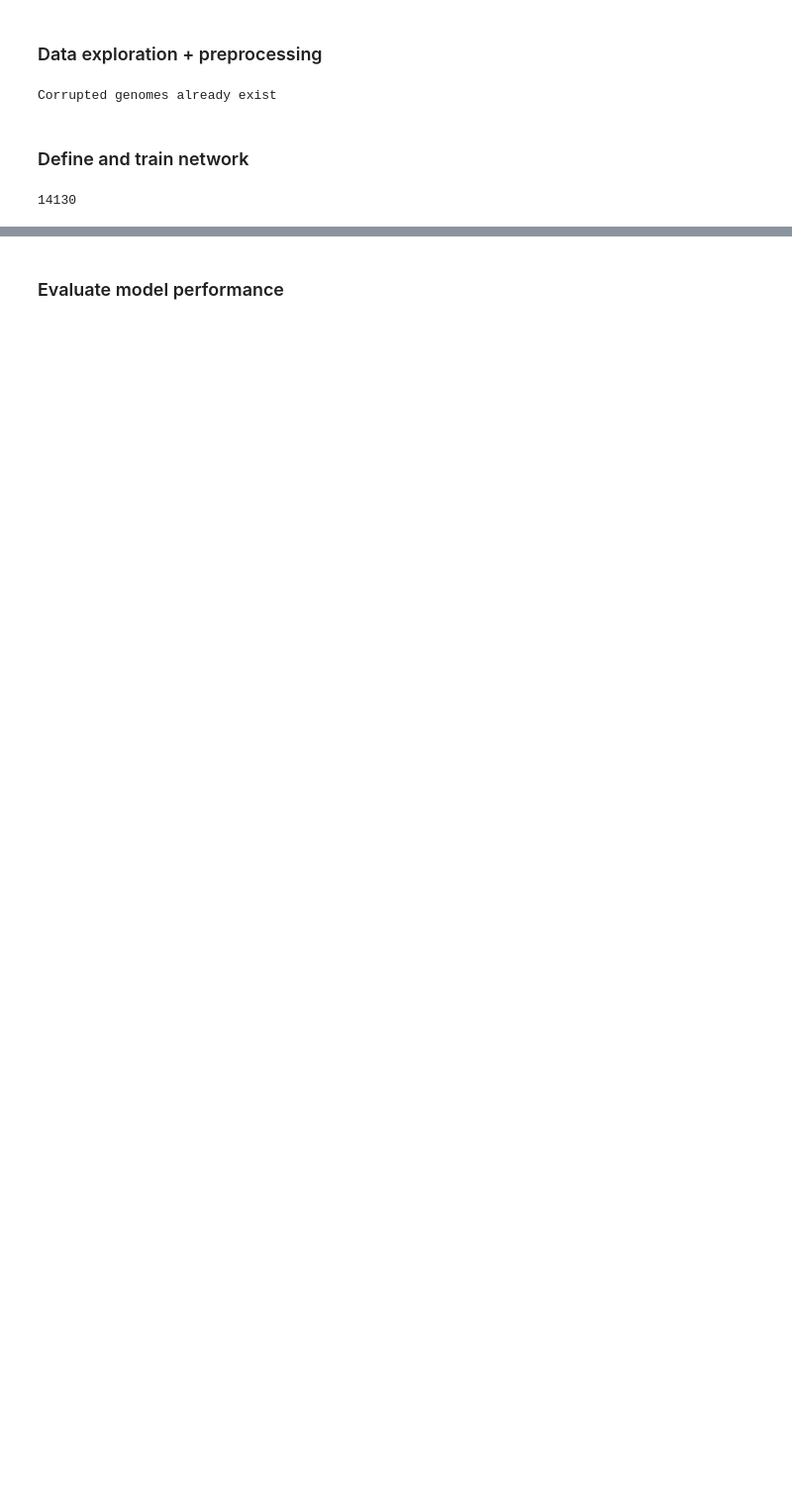
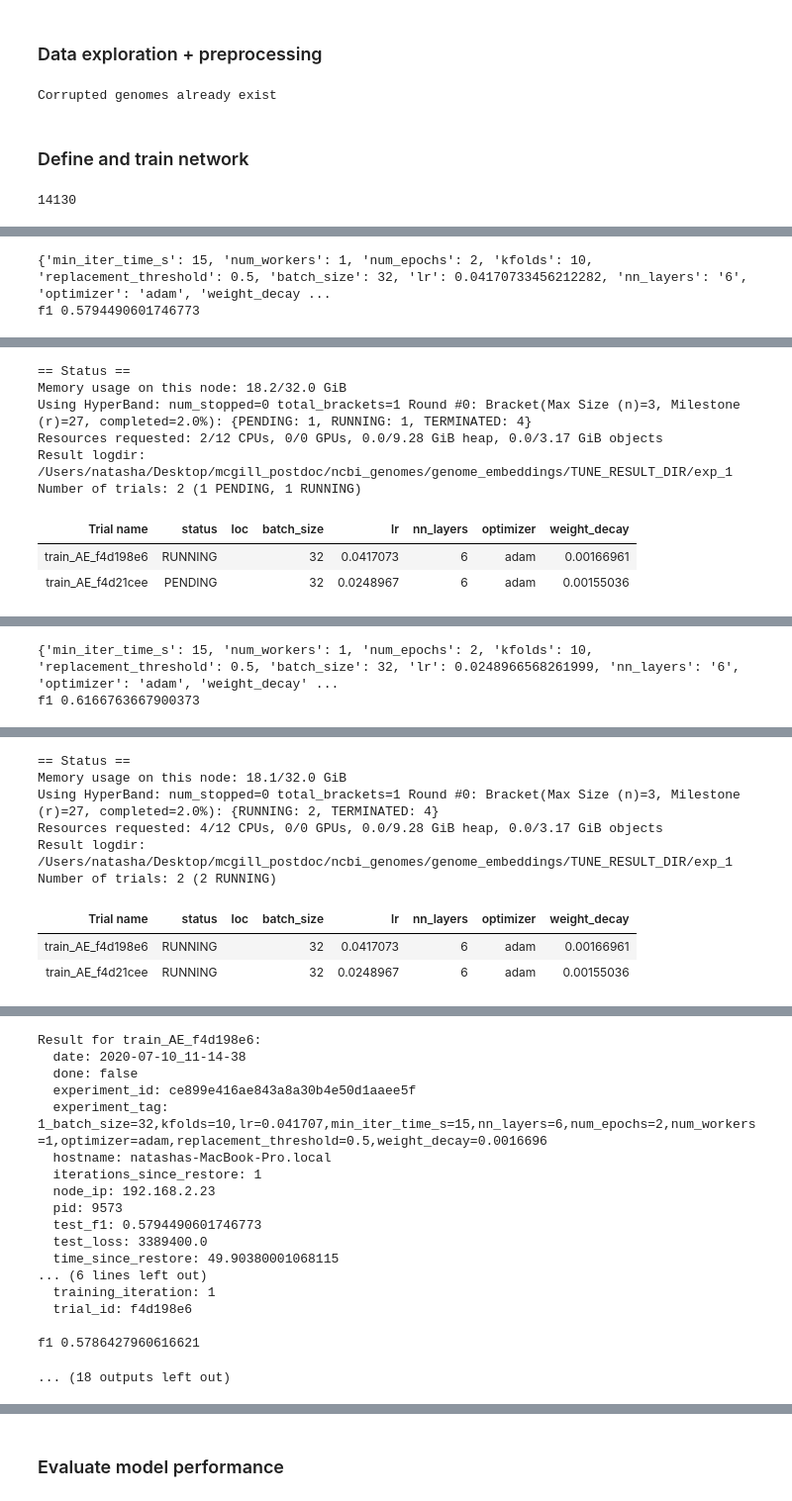
Before and after one commit to natasha-dudek/DeepGenomeVector, a Jupyter notebook: main.ipynb, the cells around one changed output, grey strips where cells are left out. Shown at 99% size. Cells and saved outputs as stored; diff of their text form; code cells hidden in the pictures; blank space fills up the shorter version.

Commit message:
added BOHB, still using mock hp values

```diff
--- a/main.ipynb
+++ b/main.ipynb
@@ -26,7 +28,7 @@ flags = Namespace(
     KEGG_FP = '/Users/natasha/Desktop/mcgill_postdoc/ncbi_genomes/kegg_dataset/',
     data_source = 'kegg', #['get_homologues' | 'kegg']
     n_test = 0.1, # train-test split, n * 100 = % of data that goes into test set (e.g.: 0.1 -> 10%)
-    num_epochs = 3, # IF CIRRICULUM, DO NOT SET < 3
+    num_epochs = 2, # IF CIRRICULUM, DO NOT SET < 3
     batch_size = 128,
     lr = 1e-3,
     kfolds = 10, # number of folds for cross-validation
@@ -249,0 +260,25 @@ ray.init(local_mode=True)
+# %%
+config = {#"min_iter_time_s": 15,
+         "num_workers": 1,
+         "num_epochs":flags.num_epochs,
+         "kfolds":flags.kfolds,
+         "replacement_threshold": flags.replacement_threshold}
+# %%
+analysis = tune.run(
+    trainable.train_AE,
+    name="exp_1",
+    config=config,
+    search_alg=algo,
+    verbose=2,
+    resources_per_trial={
+            "cpu": 2,
+            "gpu": 0
+    },
+    num_samples=2, #1000
+    scheduler=bohb,
+    local_dir=flags.SAVE_FP+"TUNE_RESULT_DIR",
+    stop=trainable.EarlyStopping("test_f1") # if search results aren't improving anymore
+    )
+
+#print("Best config is:", analysis.get_best_config(metric="test_f1"))
+# %% [output]
@@ -249,0 +286,2 @@ ray.init(local_mode=True)
+{'min_iter_time_s': 15, 'num_workers': 1, 'num_epochs': 2, 'kfolds': 10, 'replacement_threshold': 0.5, 'batch_size': 32, 'lr': 0.04170733456212282, 'nn_layers': '6', 'optimizer': 'adam', 'weight_decay ...
+f1 0.5794490601746773
@@ -249,0 +289,9 @@ ray.init(local_mode=True)
+== Status ==
+Memory usage on this node: 18.2/32.0 GiB
+Using HyperBand: num_stopped=0 total_brackets=1 Round #0: Bracket(Max Size (n)=3, Milestone (r)=27, completed=2.0%): {PENDING: 1, RUNNING: 1, TERMINATED: 4}
+Resources requested: 2/12 CPUs, 0/0 GPUs, 0.0/9.28 GiB heap, 0.0/3.17 GiB objects
+Result logdir: /Users/natasha/Desktop/mcgill_postdoc/ncbi_genomes/genome_embeddings/TUNE_RESULT_DIR/exp_1
+Number of trials: 2 (1 PENDING, 1 RUNNING)
+| Trial name | status | loc | batch_size | lr | nn_layers | optimizer | weight_decay |
+| train_AE_f4d198e6 | RUNNING |  | 32 | 0.0417073 | 6 | adam | 0.00166961 |
+| train_AE_f4d21cee | PENDING |  | 32 | 0.0248967 | 6 | adam | 0.00155036 |
@@ -249,0 +299,2 @@ ray.init(local_mode=True)
+{'min_iter_time_s': 15, 'num_workers': 1, 'num_epochs': 2, 'kfolds': 10, 'replacement_threshold': 0.5, 'batch_size': 32, 'lr': 0.0248966568261999, 'nn_layers': '6', 'optimizer': 'adam', 'weight_decay' ...
+f1 0.6166763667900373
@@ -249,0 +302,9 @@ ray.init(local_mode=True)
+== Status ==
+Memory usage on this node: 18.1/32.0 GiB
+Using HyperBand: num_stopped=0 total_brackets=1 Round #0: Bracket(Max Size (n)=3, Milestone (r)=27, completed=2.0%): {RUNNING: 2, TERMINATED: 4}
+Resources requested: 4/12 CPUs, 0/0 GPUs, 0.0/9.28 GiB heap, 0.0/3.17 GiB objects
+Result logdir: /Users/natasha/Desktop/mcgill_postdoc/ncbi_genomes/genome_embeddings/TUNE_RESULT_DIR/exp_1
+Number of trials: 2 (2 RUNNING)
+| Trial name | status | loc | batch_size | lr | nn_layers | optimizer | weight_decay |
+| train_AE_f4d198e6 | RUNNING |  | 32 | 0.0417073 | 6 | adam | 0.00166961 |
+| train_AE_f4d21cee | RUNNING |  | 32 | 0.0248967 | 6 | adam | 0.00155036 |
@@ -249,0 +312,18 @@ ray.init(local_mode=True)
+Result for train_AE_f4d198e6:
+  date: 2020-07-10_11-14-38
+  done: false
+  experiment_id: ce899e416ae843a8a30b4e50d1aaee5f
+  experiment_tag: 1_batch_size=32,kfolds=10,lr=0.041707,min_iter_time_s=15,nn_layers=6,num_epochs=2,num_workers=1,optimizer=adam,replacement_threshold=0.5,weight_decay=0.0016696
+  hostname: natashas-MacBook-Pro.local
+  iterations_since_restore: 1
+  node_ip: 192.168.2.23
+  pid: 9573
+  test_f1: 0.5794490601746773
+  test_loss: 3389400.0
+  time_since_restore: 49.90380001068115
+... (6 lines left out)
+  training_iteration: 1
+  trial_id: f4d198e6
+
+f1 0.5786427960616621
+... (18 outputs left out)
```
Also changed, not shown: parts of 13 cells of this notebook, 1 other file.
